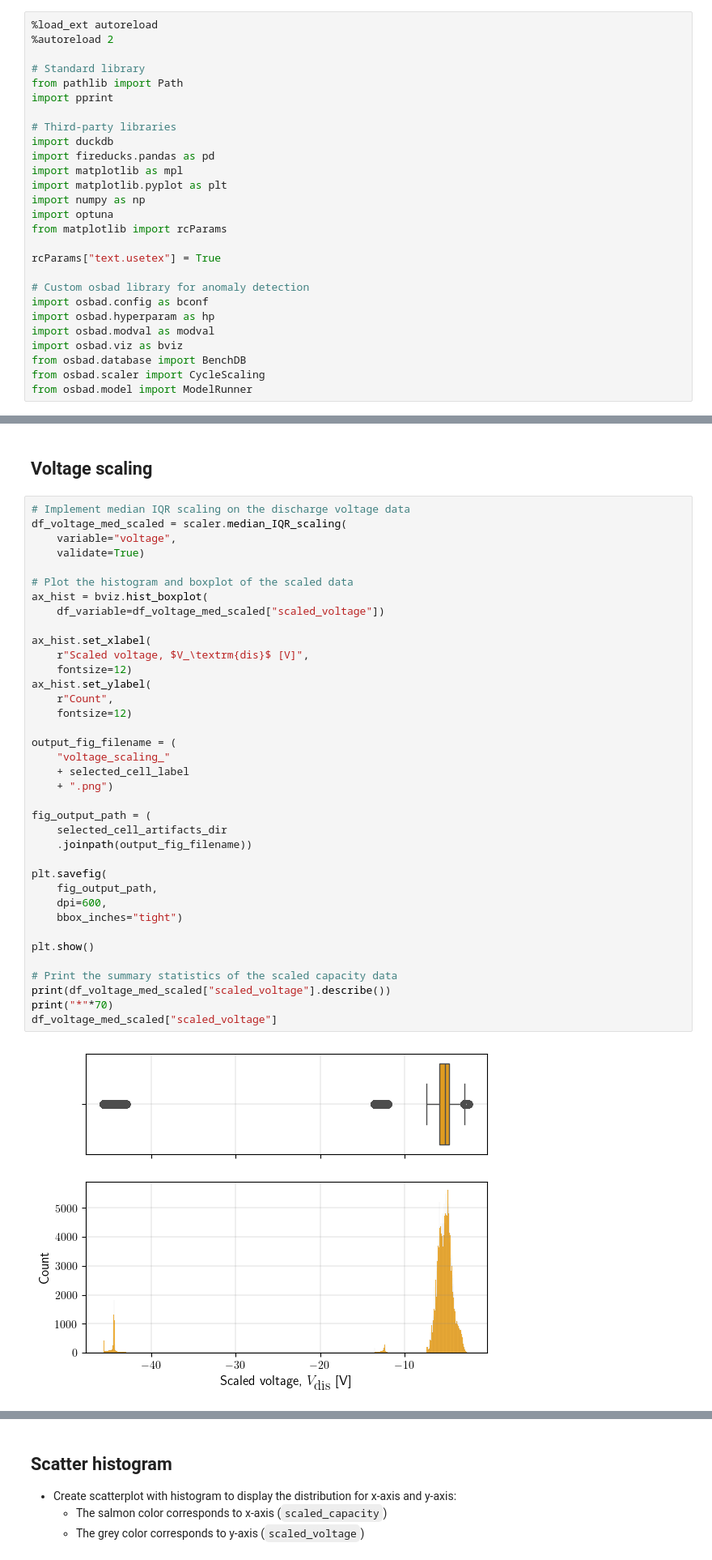
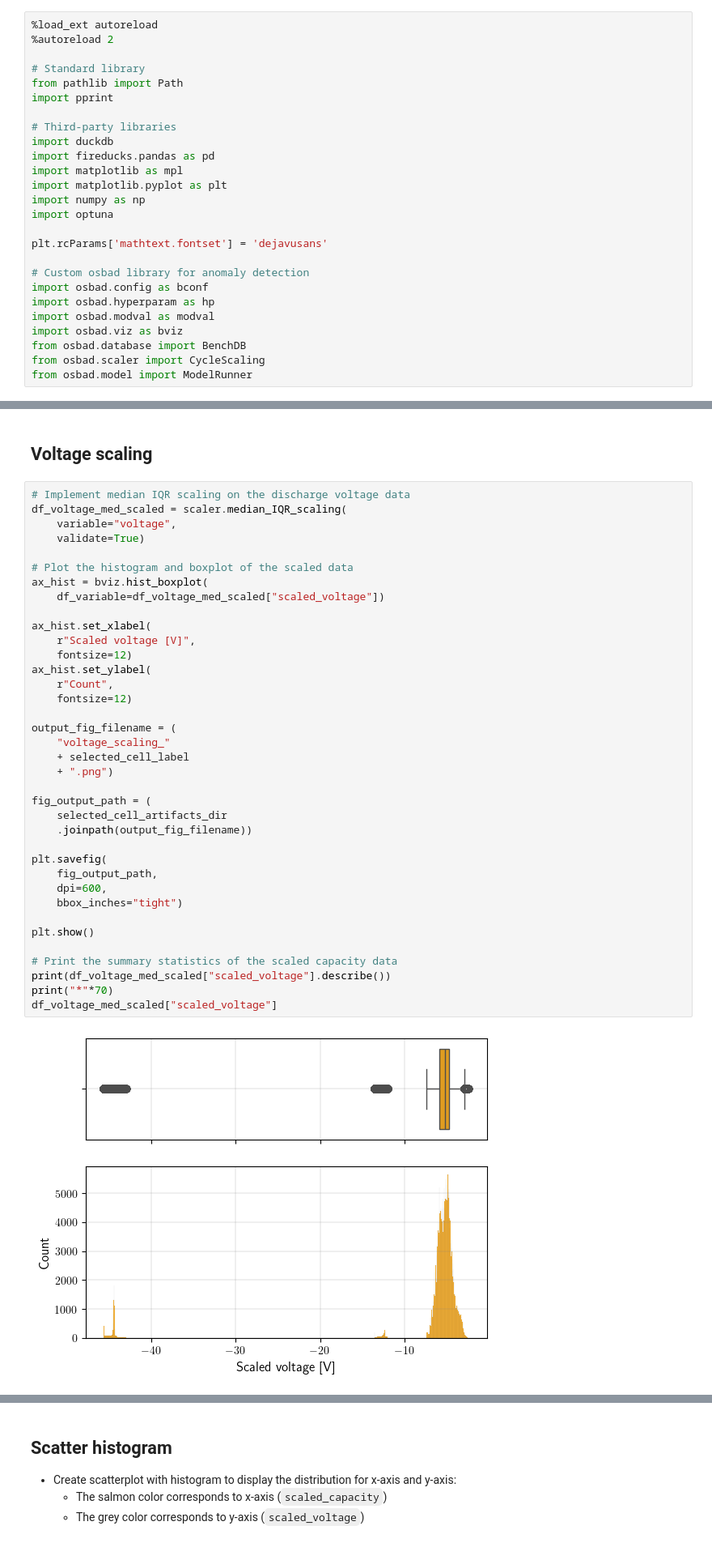
Before and after one commit to meichinpang/osbad, a Jupyter notebook: machine_learning/baseline_models/severson_data_source/ml_01_iforest_baseline_severson.ipynb, the cells around one changed output, grey strips where cells are left out. Shown at 81% size. Cells and saved outputs as stored; diff of their text form.

```diff
--- a/machine_learning/baseline_models/severson_data_source/ml_01_iforest_baseline_severson.ipynb
+++ b/machine_learning/baseline_models/severson_data_source/ml_01_iforest_baseline_severson.ipynb
@@ -15,9 +15,8 @@ import matplotlib as mpl
 import matplotlib.pyplot as plt
 import numpy as np
 import optuna
-from matplotlib import rcParams
 
-rcParams["text.usetex"] = True
+plt.rcParams['mathtext.fontset'] = 'dejavusans'
 
 # Custom osbad library for anomaly detection
 import osbad.config as bconf
@@ -258,35 +258,35 @@ df_voltage_med_scaled = scaler.median_IQR_scaling(
 ax_hist = bviz.hist_boxplot(
     df_variable=df_voltage_med_scaled["scaled_voltage"])
 
 ax_hist.set_xlabel(
-    r"Scaled voltage, $V_\textrm{dis}$ [V]",
+    r"Scaled voltage [V]",
     fontsize=12)
 ax_hist.set_ylabel(
     r"Count",
     fontsize=12)
 
 output_fig_filename = (
     "voltage_scaling_"
     + selected_cell_label
     + ".png")
 
 fig_output_path = (
     selected_cell_artifacts_dir
     .joinpath(output_fig_filename))
 
 plt.savefig(
     fig_output_path,
     dpi=600,
     bbox_inches="tight")
 
 plt.show()
 
 # Print the summary statistics of the scaled capacity data
 print(df_voltage_med_scaled["scaled_voltage"].describe())
 print("*"*70)
 df_voltage_med_scaled["scaled_voltage"]
 # %% [output]
-[figure, old version]
+[figure, new version]
 count    313326.000000
 mean         -6.557421
 std           7.159671
```
Also changed, not shown: parts of 10 cells of this notebook.
